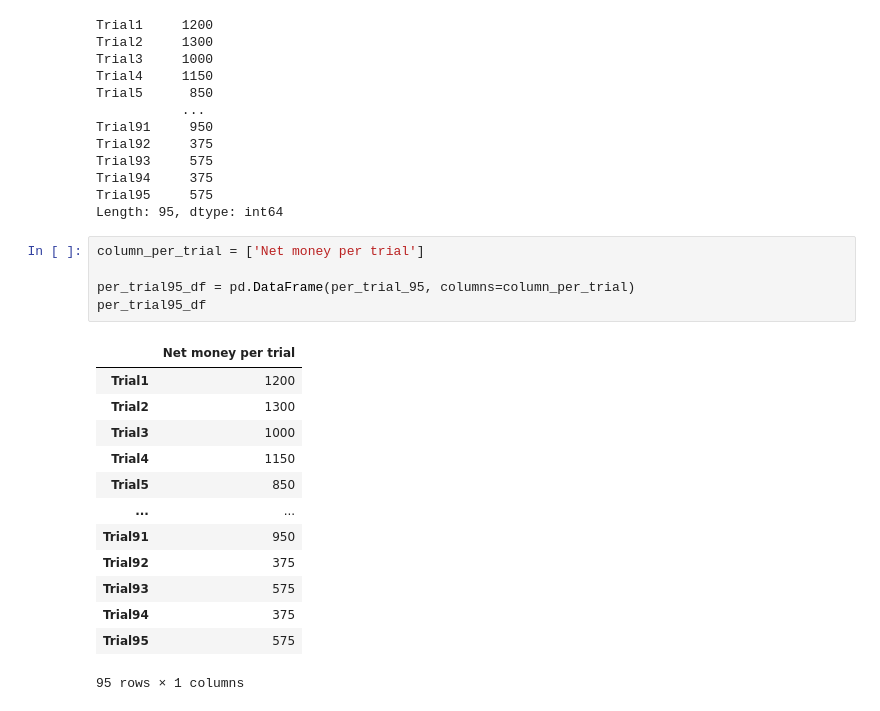
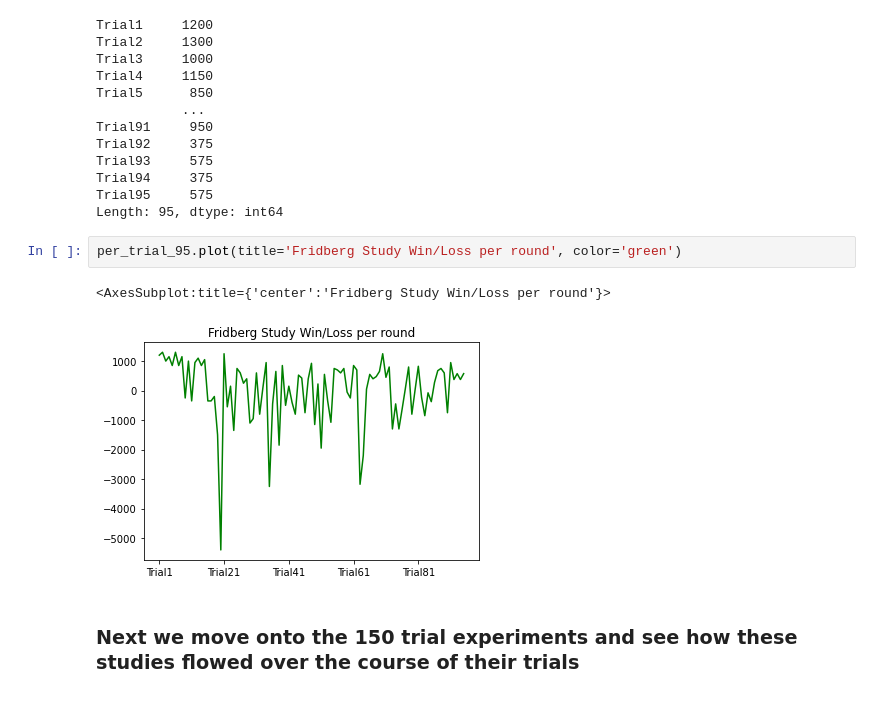
Before and after one commit to kiansweeney11/ca4015-assignment-1, a Jupyter notebook: data-analysis.ipynb, the cells around one changed output. Saved outputs shown, nothing was run; the diff lists cells and outputs as text.

```diff
--- a/data-analysis.ipynb
+++ b/data-analysis.ipynb
@@ -498,22 +459,10 @@ Trial93     575
 Trial94     375
 Trial95     575
 Length: 95, dtype: int64
-# %%
-column_per_trial = ['Net money per trial']
-
-per_trial95_df = pd.DataFrame(per_trial_95, columns=column_per_trial)
-per_trial95_df
-# %% [output]
-|  | Net money per trial |
-| Trial1 | 1200 |
-| Trial2 | 1300 |
-| Trial3 | 1000 |
-| Trial4 | 1150 |
-| Trial5 | 850 |
-| ... | ... |
-| Trial91 | 950 |
-| Trial92 | 375 |
-| Trial93 | 575 |
-| Trial94 | 375 |
-| Trial95 | 575 |
-95 rows × 1 columns
+# %%
+per_trial_95.plot(title='Fridberg Study Win/Loss per round', color='green')
+# %% [output]
+<AxesSubplot:title={'center':'Fridberg Study Win/Loss per round'}>
+[figure, added]
+# %% [markdown]
+### Next we move onto the 150 trial experiments and see how these studies flowed over the course of their trials
```
Also changed, not shown: parts of 19 cells of this notebook.
